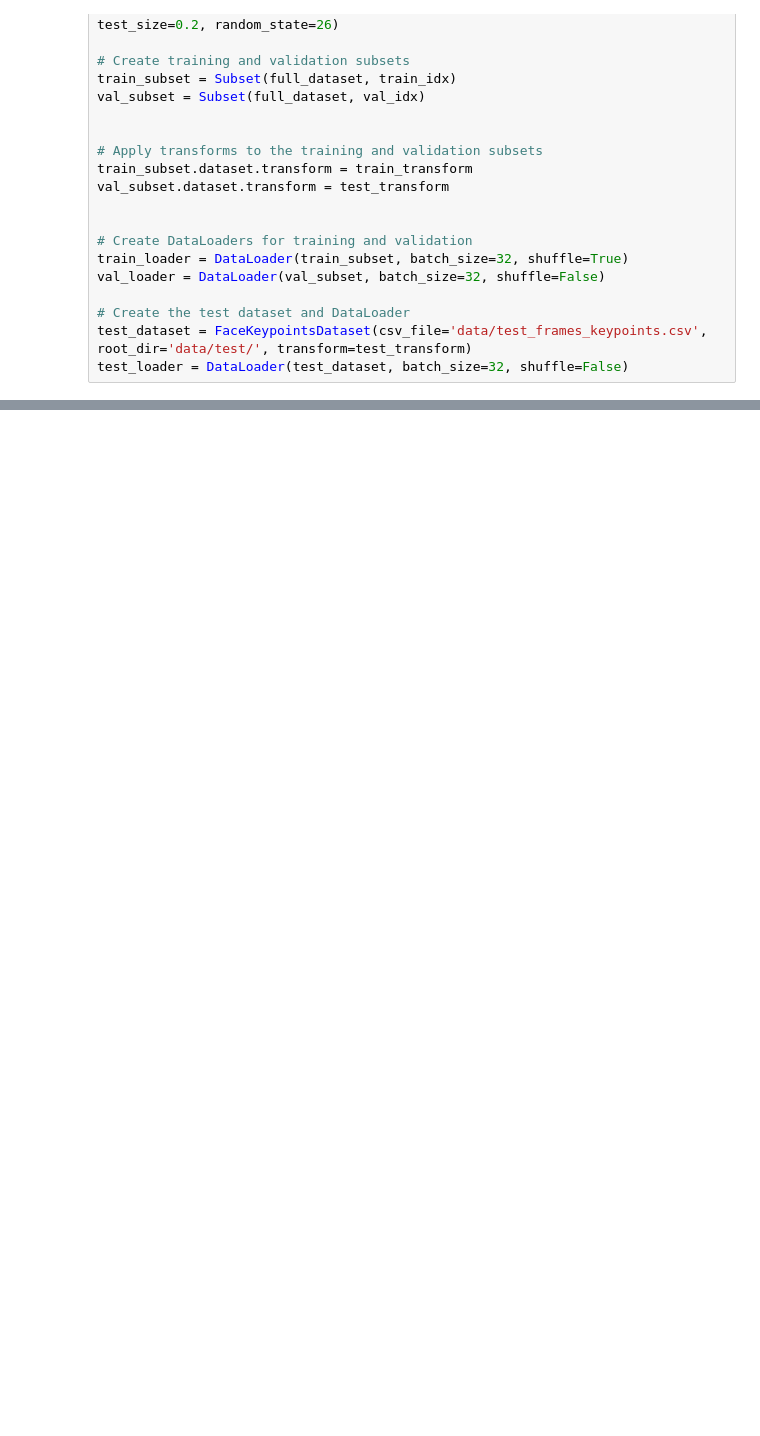
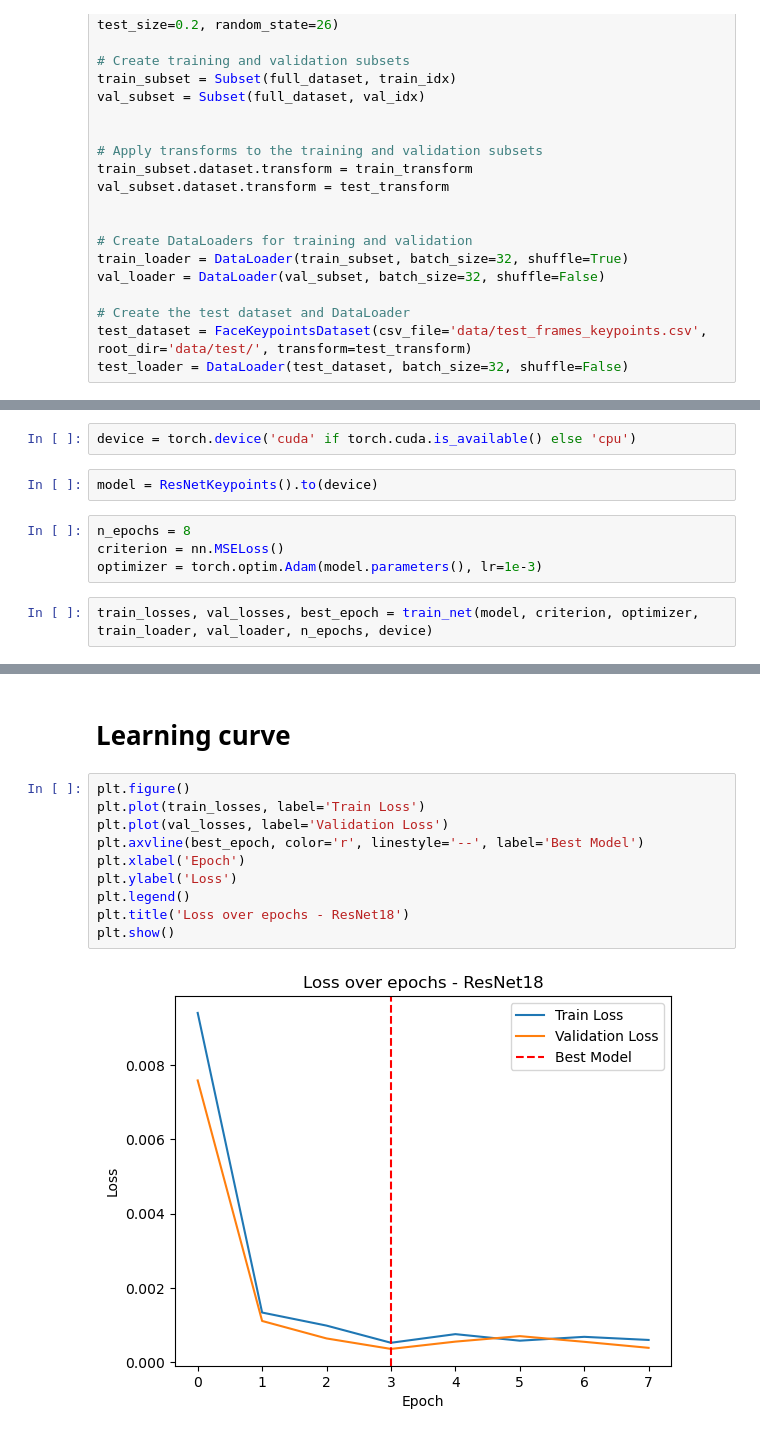
Before and after one commit to kkudzelich/Faces-Recognition-and-Landmarks-Detection, a Jupyter notebook: Landmarks_Detection_Pretrained_models.ipynb, the cells around one changed output, grey strips where cells are left out. Cells and saved outputs as stored; diff of their text form; blank space fills up the shorter version.

```diff
--- a/Landmarks_Detection_Pretrained_models.ipynb
+++ b/Landmarks_Detection_Pretrained_models.ipynb
@@ -282,0 +363,10 @@ test_loader = DataLoader(test_dataset, batch_size=32, shuffle=False)
+# %%
+device = torch.device('cuda' if torch.cuda.is_available() else 'cpu')
+# %%
+model = ResNetKeypoints().to(device)
+# %%
+n_epochs = 8
+criterion = nn.MSELoss()
+optimizer = torch.optim.Adam(model.parameters(), lr=1e-3)
+# %%
+train_losses, val_losses, best_epoch = train_net(model, criterion, optimizer, train_loader, val_loader, n_epochs, device)
@@ -282,0 +382,14 @@ test_loader = DataLoader(test_dataset, batch_size=32, shuffle=False)
+# %% [markdown]
+# Learning curve
+# %%
+plt.figure()
+plt.plot(train_losses, label='Train Loss')
+plt.plot(val_losses, label='Validation Loss')
+plt.axvline(best_epoch, color='r', linestyle='--', label='Best Model')
+plt.xlabel('Epoch')
+plt.ylabel('Loss')
+plt.legend()
+plt.title('Loss over epochs - ResNet18')
+plt.show()
+# %% [output]
+[figure, added]
```
Also changed, not shown: parts of 15 cells of this notebook, 1 other file.
